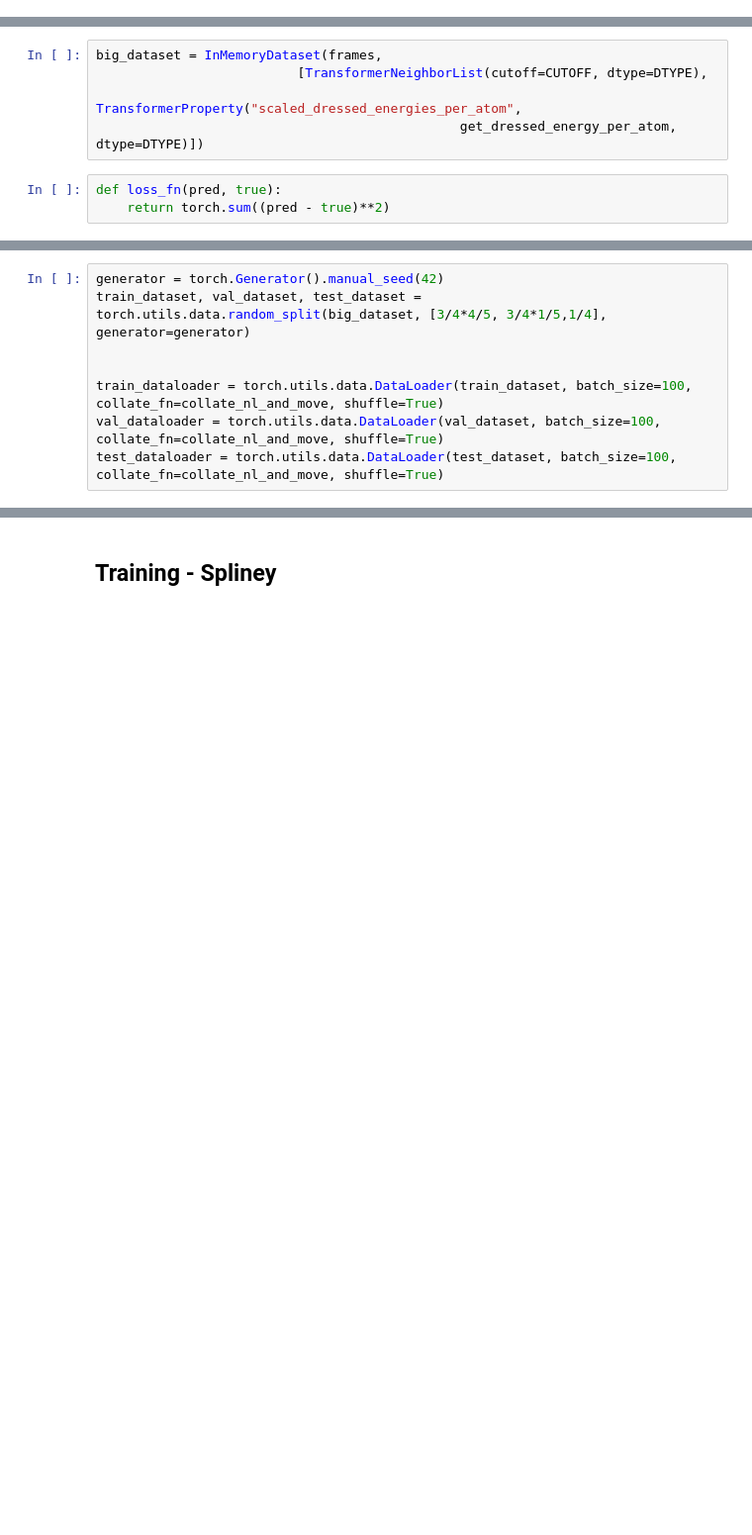
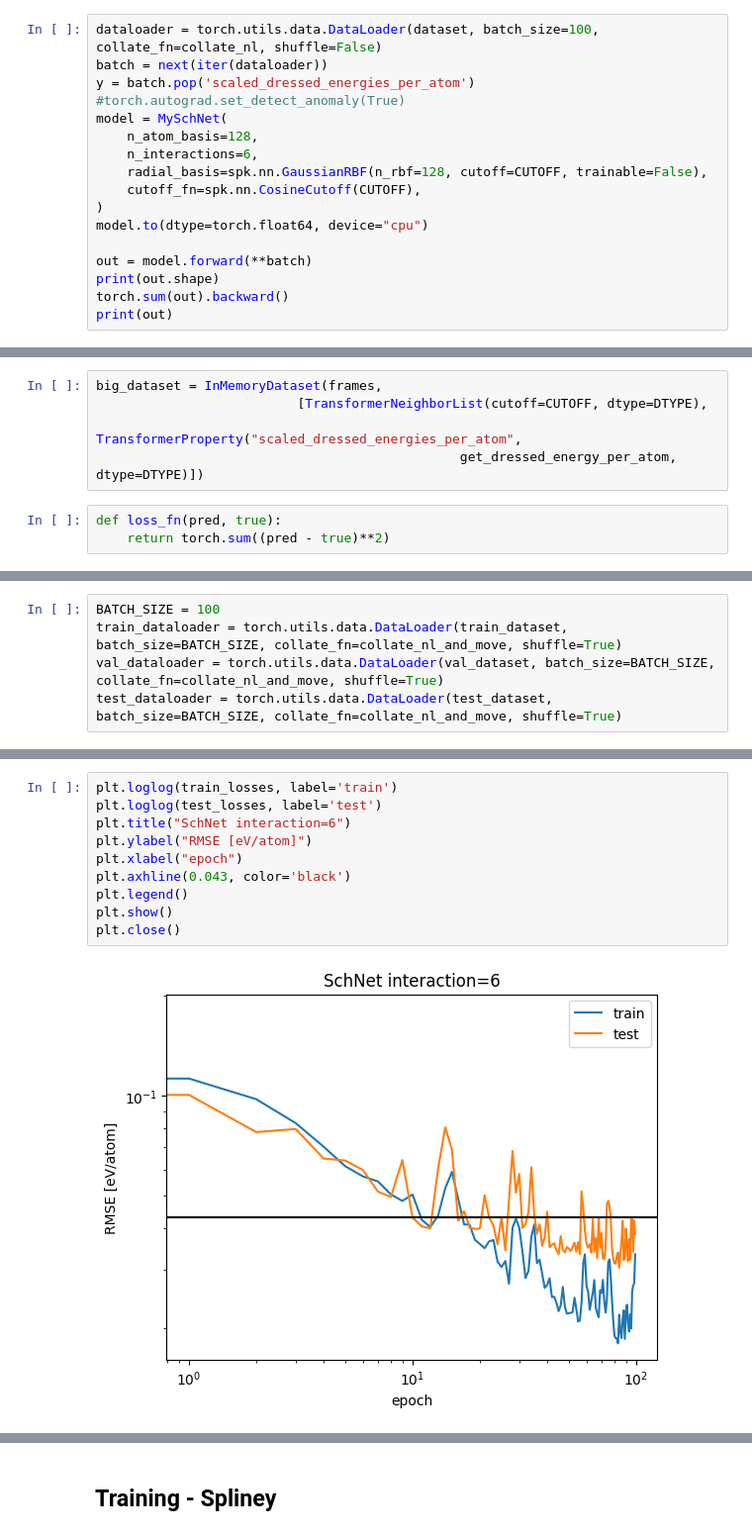
Before and after one commit to agoscinski/splinable-nn, a Jupyter notebook: splining_training.ipynb, the cells around one changed output, grey strips where cells are left out. Shown at 99% size. Drawn from its saved outputs; the diff is of its cells as text; blank space fills up the shorter version.

```diff
--- a/splining_training.ipynb
+++ b/splining_training.ipynb
@@ -644,0 +1181,17 @@ class RadialSpectrum(torch.nn.Module):
+# %%
+dataloader = torch.utils.data.DataLoader(dataset, batch_size=100, collate_fn=collate_nl, shuffle=False)
+batch = next(iter(dataloader))
+y = batch.pop('scaled_dressed_energies_per_atom')
+#torch.autograd.set_detect_anomaly(True)
+model = MySchNet(
+    n_atom_basis=128,
+    n_interactions=6,
+    radial_basis=spk.nn.GaussianRBF(n_rbf=128, cutoff=CUTOFF, trainable=False),
+    cutoff_fn=spk.nn.CosineCutoff(CUTOFF),
+)
+model.to(dtype=torch.float64, device="cpu")
+
+out = model.forward(**batch)
+print(out.shape)
+torch.sum(out).backward()
+print(out)
@@ -659,8 +1227,5 @@ def loss_fn(pred, true):
 # %%
-generator = torch.Generator().manual_seed(42)
-train_dataset, val_dataset, test_dataset = torch.utils.data.random_split(big_dataset, [3/4*4/5, 3/4*1/5,1/4], generator=generator)
-
-
-train_dataloader = torch.utils.data.DataLoader(train_dataset, batch_size=100, collate_fn=collate_nl_and_move, shuffle=True)
-val_dataloader = torch.utils.data.DataLoader(val_dataset, batch_size=100, collate_fn=collate_nl_and_move, shuffle=True)
-test_dataloader = torch.utils.data.DataLoader(test_dataset, batch_size=100, collate_fn=collate_nl_and_move, shuffle=True)
+BATCH_SIZE = 100
+train_dataloader = torch.utils.data.DataLoader(train_dataset, batch_size=BATCH_SIZE, collate_fn=collate_nl_and_move, shuffle=True)
+val_dataloader = torch.utils.data.DataLoader(val_dataset, batch_size=BATCH_SIZE, collate_fn=collate_nl_and_move, shuffle=True)
+test_dataloader = torch.utils.data.DataLoader(test_dataset, batch_size=BATCH_SIZE, collate_fn=collate_nl_and_move, shuffle=True)
@@ -666,0 +1366,12 @@ test_dataloader = torch.utils.data.DataLoader(test_dataset, batch_size=100, coll
+# %%
+plt.loglog(train_losses, label='train')
+plt.loglog(test_losses, label='test')
+plt.title("SchNet interaction=6")
+plt.ylabel("RMSE [eV/atom]")
+plt.xlabel("epoch")
+plt.axhline(0.043, color='black')
+plt.legend()
+plt.show()
+plt.close()
+# %% [output]
+[figure, added]
```
Also changed, not shown: parts of 70 cells of this notebook.
